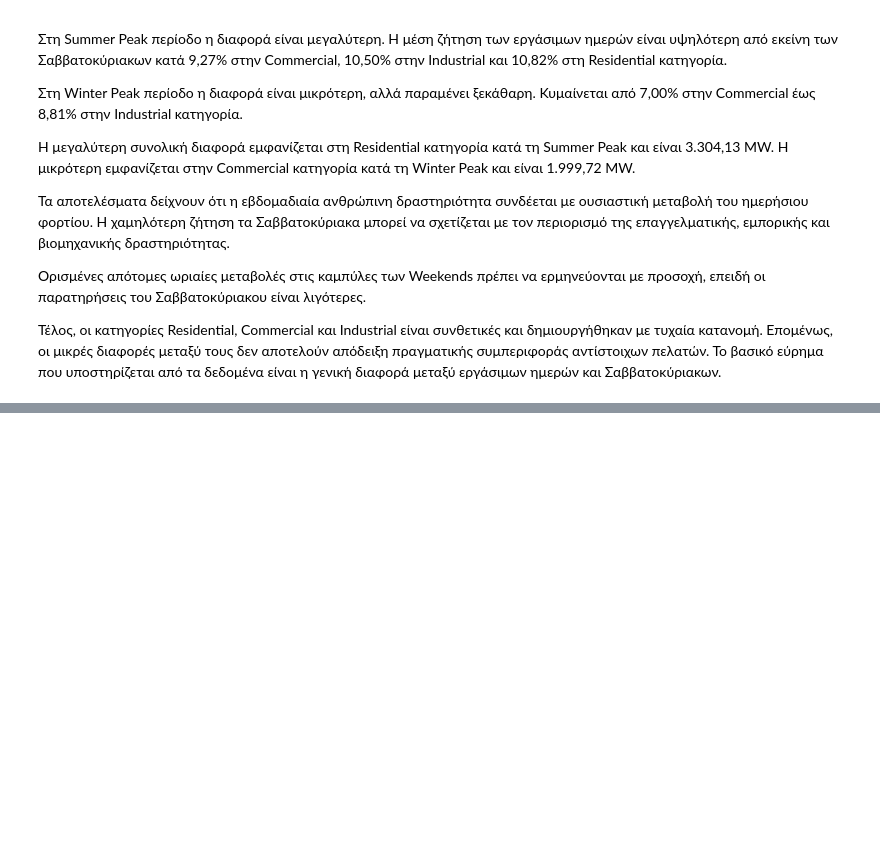
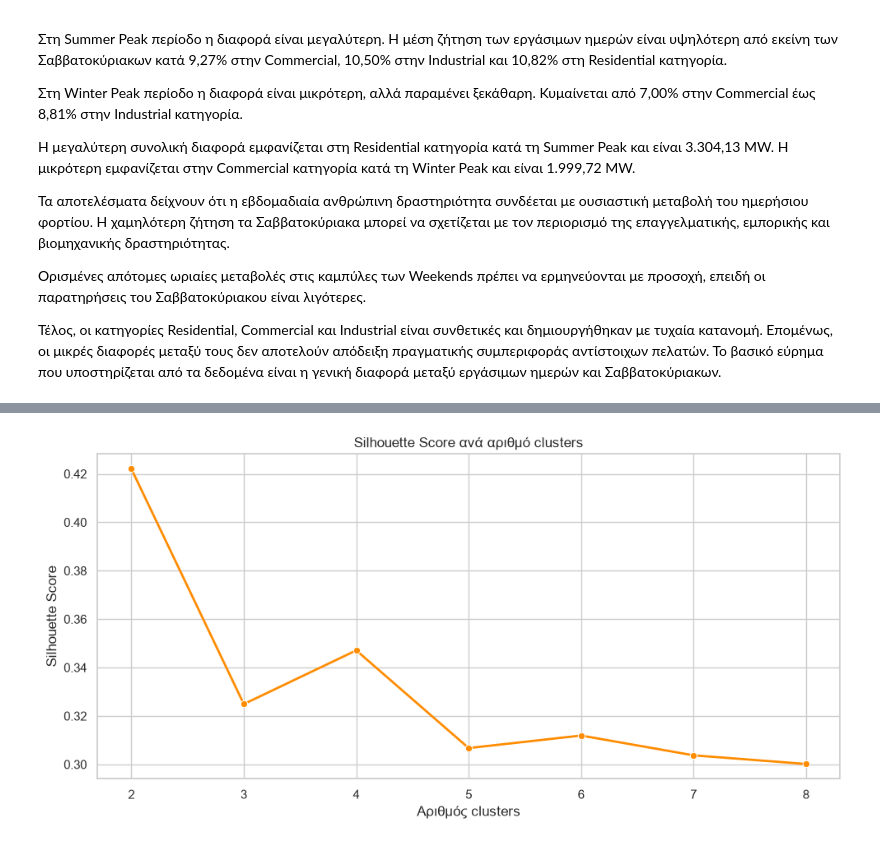
Before and after one commit to Loukas89/ML-Python-Individual-Assignment, a Jupyter notebook: Notebooks/PJME_Analysis.ipynb, the cells around one changed output, grey strips where cells are left out. Cells and saved outputs as stored; diff of their text form; code cells hidden in the pictures; blank space fills up the shorter version.

```diff
--- a/Notebooks/PJME_Analysis.ipynb
+++ b/Notebooks/PJME_Analysis.ipynb
@@ -1175,0 +1407,22 @@ plt.show()
+# %%
+# Δημιουργούμε το διάγραμμα Silhouette Score
+plt.figure(figsize=(10, 5))
+
+sns.lineplot(
+    data=clustering_evaluation,
+    x='k',
+    y='Silhouette_Score',
+    marker='o',
+    linewidth=2,
+    color='darkorange'
+)
+
+plt.title('Silhouette Score ανά αριθμό clusters')
+plt.xlabel('Αριθμός clusters')
+plt.ylabel('Silhouette Score')
+plt.xticks(list(k_values))
+
+plt.tight_layout()
+plt.show()
+# %% [output]
+[figure, added]
```
Also changed, not shown: parts of 28 cells of this notebook.
